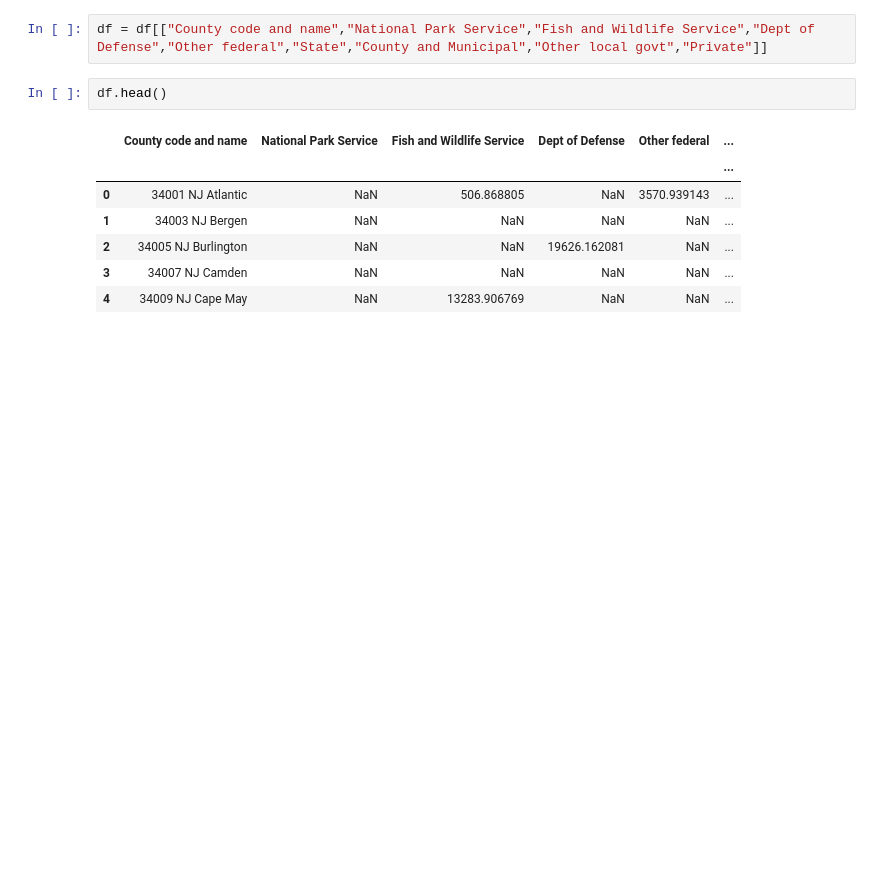
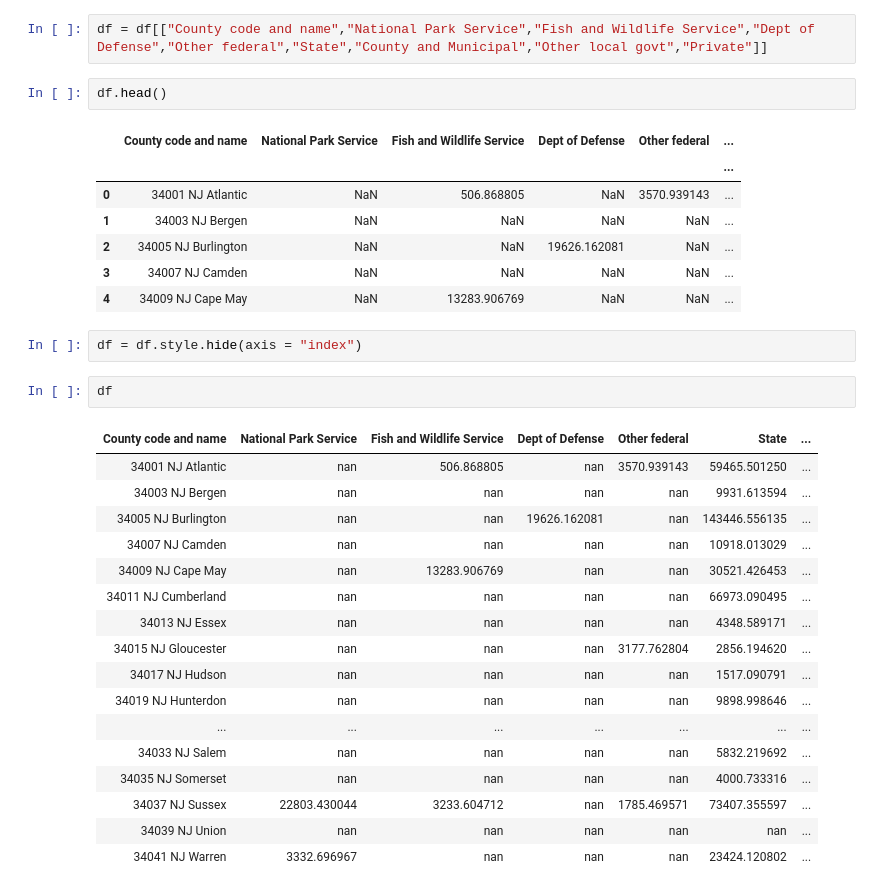
Before and after one commit to adarshkhub/National-Parks-Data-Wrangling, a Jupyter notebook: National Parks Data Cleaning V1.ipynb, the cells around one changed output. Drawn from its saved outputs; the diff is of its cells as text; blank space fills up the shorter version.

```diff
--- a/National Parks Data Cleaning V1.ipynb
+++ b/National Parks Data Cleaning V1.ipynb
@@ -120,3 +120,25 @@ df.head()
 | 2 | 34005 NJ Burlington | NaN | NaN | 19626.162081 | NaN | ... |
 | 3 | 34007 NJ Camden | NaN | NaN | NaN | NaN | ... |
 | 4 | 34009 NJ Cape May | NaN | 13283.906769 | NaN | NaN | ... |
+# %%
+df = df.style.hide(axis = "index")
+# %%
+df
+# %% [output]
+| County code and name | National Park Service | Fish and Wildlife Service | Dept of Defense | Other federal | State | ... |
+| 34001 NJ Atlantic | nan | 506.868805 | nan | 3570.939143 | 59465.501250 | ... |
+| 34003 NJ Bergen | nan | nan | nan | nan | 9931.613594 | ... |
+| 34005 NJ Burlington | nan | nan | 19626.162081 | nan | 143446.556135 | ... |
+| 34007 NJ Camden | nan | nan | nan | nan | 10918.013029 | ... |
+| 34009 NJ Cape May | nan | 13283.906769 | nan | nan | 30521.426453 | ... |
+| 34011 NJ Cumberland | nan | nan | nan | nan | 66973.090495 | ... |
+| 34013 NJ Essex | nan | nan | nan | nan | 4348.589171 | ... |
+| 34015 NJ Gloucester | nan | nan | nan | 3177.762804 | 2856.194620 | ... |
+| 34017 NJ Hudson | nan | nan | nan | nan | 1517.090791 | ... |
+| 34019 NJ Hunterdon | nan | nan | nan | nan | 9898.998646 | ... |
+| ... | ... | ... | ... | ... | ... | ... |
+| 34033 NJ Salem | nan | nan | nan | nan | 5832.219692 | ... |
+| 34035 NJ Somerset | nan | nan | nan | nan | 4000.733316 | ... |
+| 34037 NJ Sussex | 22803.430044 | 3233.604712 | nan | 1785.469571 | 73407.355597 | ... |
+| 34039 NJ Union | nan | nan | nan | nan | nan | ... |
+| 34041 NJ Warren | 3332.696967 | nan | nan | nan | 23424.120802 | ... |
```
